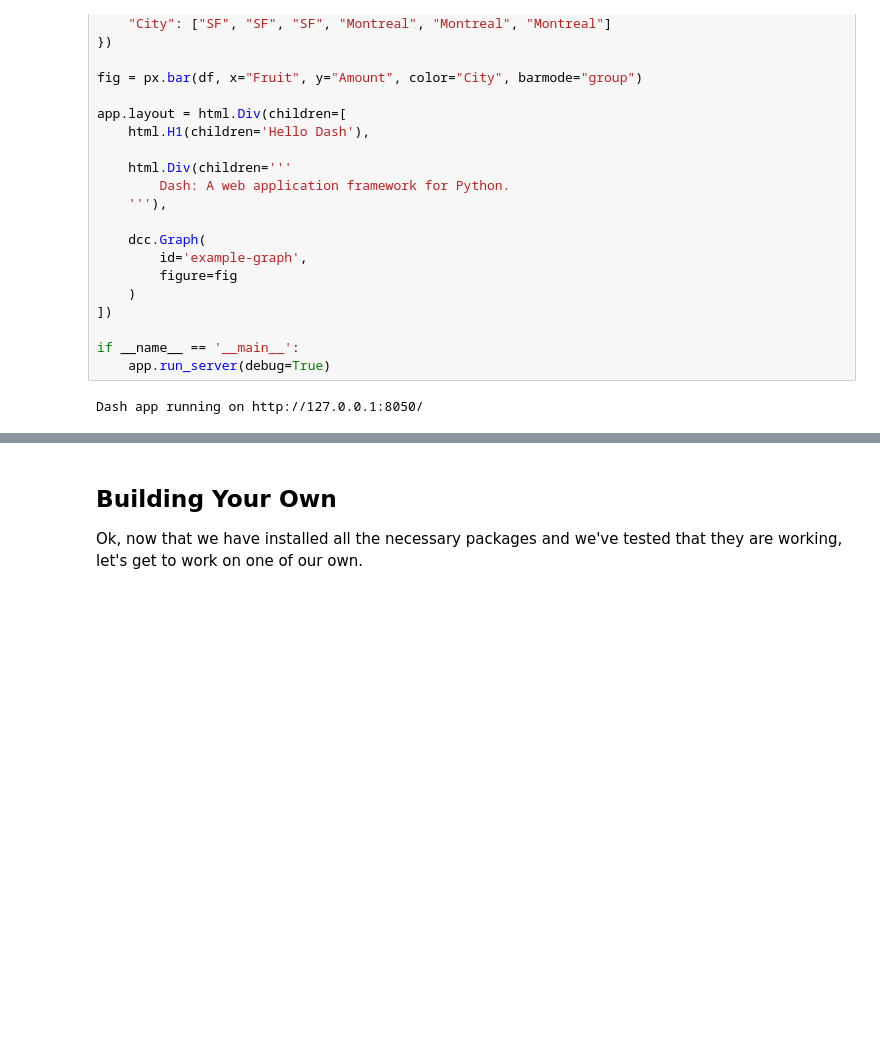
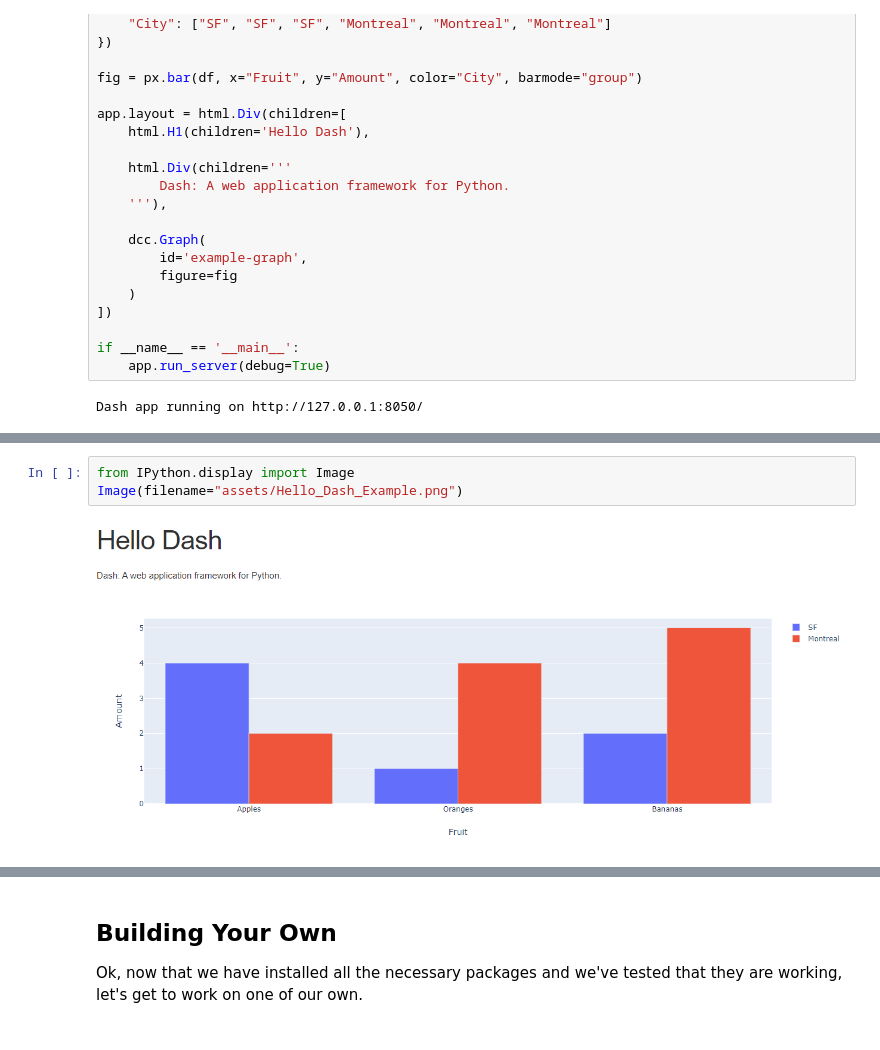
Before and after one commit to mcmanus-git/airline_csat_with_dash, a Jupyter notebook: Dash.ipynb, the cells around one changed output, grey strips where cells are left out. Cells and saved outputs as stored; diff of their text form; blank space fills up the shorter version.

Commit message:
trying with just an image code cell

```diff
--- a/Dash.ipynb
+++ b/Dash.ipynb
@@ -206 +203,6 @@ Dash app running on http://127.0.0.1:8050/
+# %%
+from IPython.display import Image
+Image(filename="assets/Hello_Dash_Example.png")
+# %% [output]
+[figure, added]
 # %% [markdown]
```
Also changed, not shown: parts of 2 cells of this notebook.
